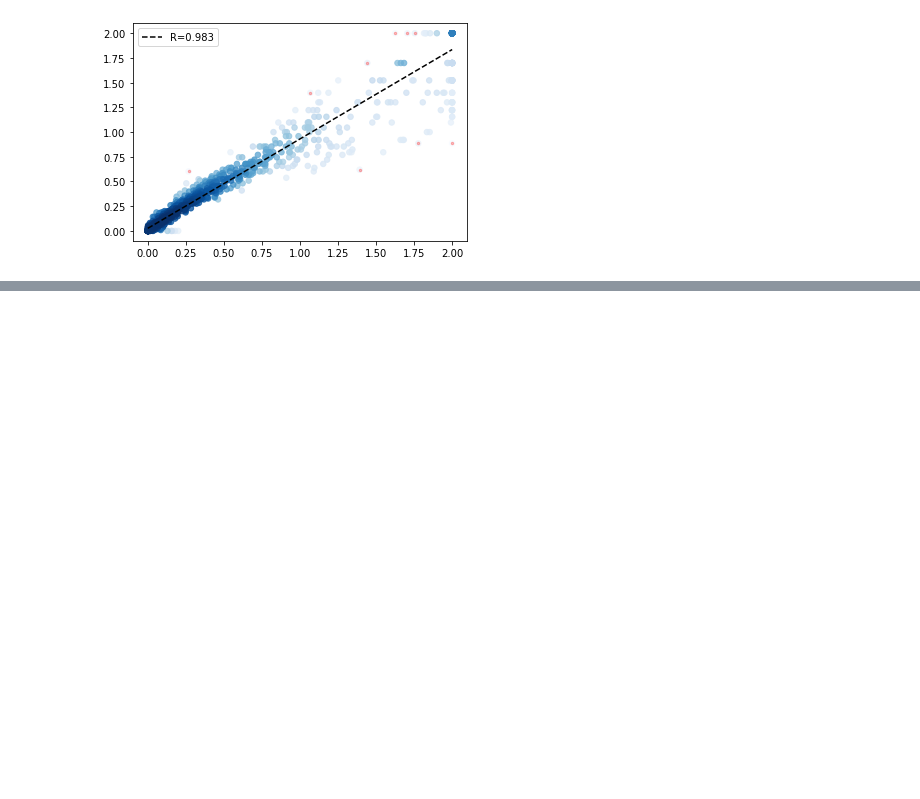
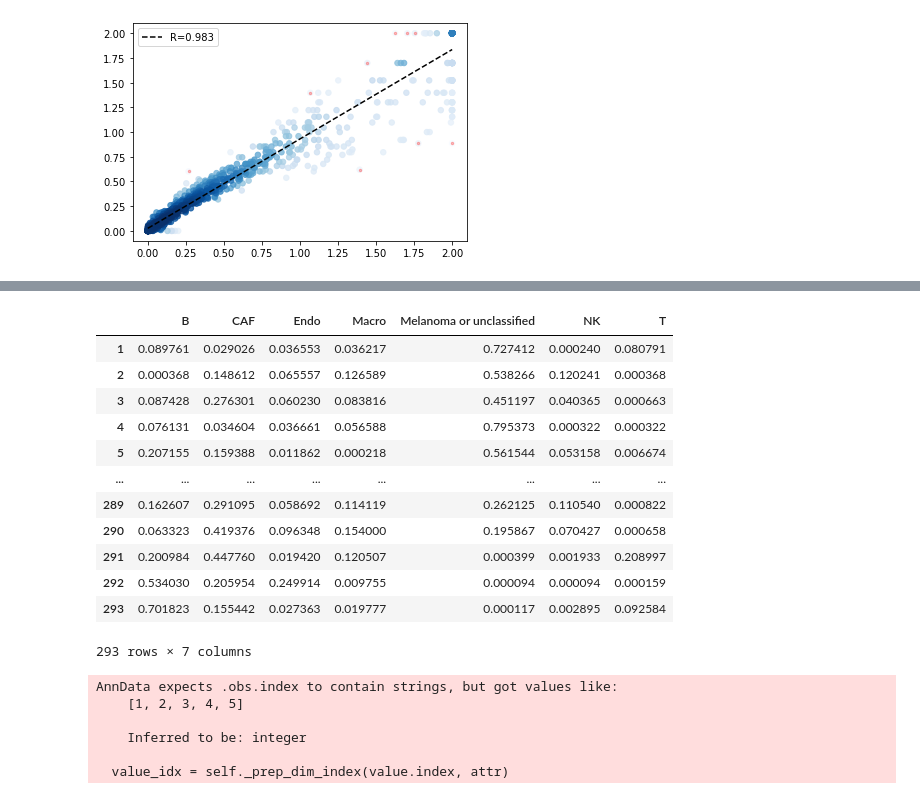
Before and after one commit to StatBiomed/SpatialDM, a Jupyter notebook: tutorial/melanoma.ipynb, the cells around one changed output, grey strips where cells are left out. Drawn from its saved outputs; the diff is of its cells as text; code cells hidden in the pictures; blank space fills up the shorter version.

```diff
--- a/tutorial/melanoma.ipynb
+++ b/tutorial/melanoma.ipynb
@@ -231,0 +317,27 @@ corr_plot(x, y, method='pearson')
+# %%
+rctd = pd.read_csv('/home/yoyo/1_spatial/1_Tumor/RCTD_norm_weights.csv', index_col=0)
+# %%
+rctd
+# %% [output]
+|  | B | CAF | Endo | Macro | Melanoma or unclassified | NK | T |
+| 1 | 0.089761 | 0.029026 | 0.036553 | 0.036217 | 0.727412 | 0.000240 | 0.080791 |
+| 2 | 0.000368 | 0.148612 | 0.065557 | 0.126589 | 0.538266 | 0.120241 | 0.000368 |
+| 3 | 0.087428 | 0.276301 | 0.060230 | 0.083816 | 0.451197 | 0.040365 | 0.000663 |
+| 4 | 0.076131 | 0.034604 | 0.036661 | 0.056588 | 0.795373 | 0.000322 | 0.000322 |
+| 5 | 0.207155 | 0.159388 | 0.011862 | 0.000218 | 0.561544 | 0.053158 | 0.006674 |
+| ... | ... | ... | ... | ... | ... | ... | ... |
+| 289 | 0.162607 | 0.291095 | 0.058692 | 0.114119 | 0.262125 | 0.110540 | 0.000822 |
+| 290 | 0.063323 | 0.419376 | 0.096348 | 0.154000 | 0.195867 | 0.070427 | 0.000658 |
+| 291 | 0.200984 | 0.447760 | 0.019420 | 0.120507 | 0.000399 | 0.001933 | 0.208997 |
+| 292 | 0.534030 | 0.205954 | 0.249914 | 0.009755 | 0.000094 | 0.000094 | 0.000159 |
+| 293 | 0.701823 | 0.155442 | 0.027363 | 0.019777 | 0.000117 | 0.002895 | 0.092584 |
+293 rows × 7 columns
+# %%
+adata.obs=rctd
+# %% [output]
+AnnData expects .obs.index to contain strings, but got values like:
+    [1, 2, 3, 4, 5]
+
+    Inferred to be: integer
+
+  value_idx = self._prep_dim_index(value.index, attr)
```
Also changed, not shown: parts of 42 cells of this notebook, 4 other files.
